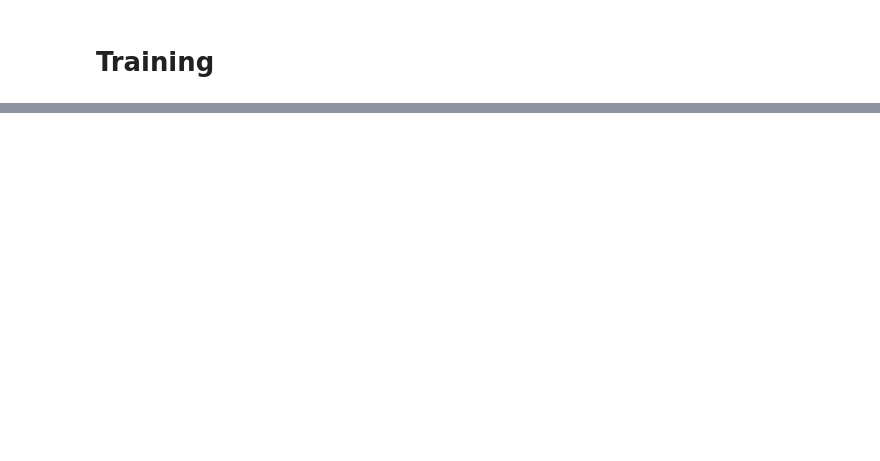
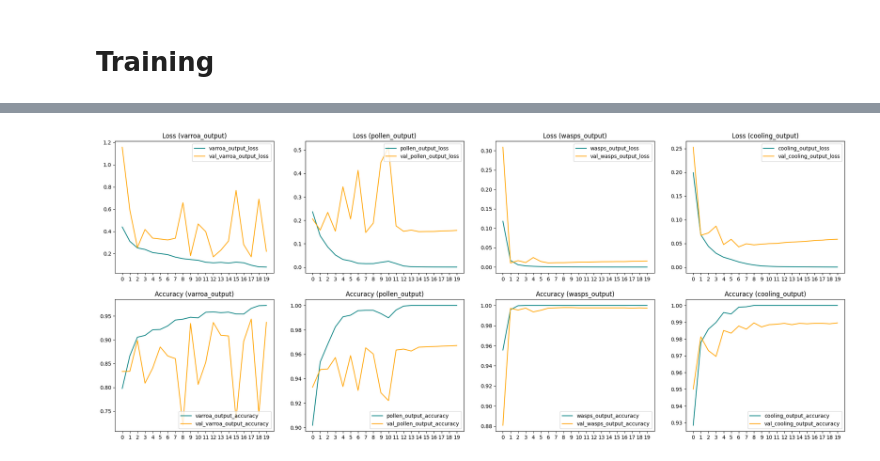
Before and after one commit to WataNekko/aiot-beehive, a Jupyter notebook: BeeAlarmed-classification/main.ipynb, the cells around one changed output, grey strips where cells are left out. Cells and saved outputs as stored; diff of their text form; code cells hidden in the pictures; blank space fills up the shorter version.

Commit message:
Add BeeAlarmed-classification history plotting

```diff
--- a/BeeAlarmed-classification/main.ipynb
+++ b/BeeAlarmed-classification/main.ipynb
@@ -174,7 +175,7 @@ train, val = tfds.load('bee_dataset/bee_dataset_150',
                    as_supervised=True,
                    split=["train[0%:50%]", "train[50%:100%]"])
 # %%
-model.fit(
+history = model.fit(
     train,
     validation_data=val,
     epochs=20,
@@ -184,2 +203,31 @@ model.fit(
+# %%
+output_names = [f'{n}_output' for n in ('varroa', 'pollen', 'wasps', 'cooling')]
+
+losses = [history.history[f'{o}_loss'] for o in output_names]
+val_losses = [history.history[f'val_{o}_loss'] for o in output_names]
+accs = [history.history[f'{o}_accuracy'] for o in output_names]
+val_accs = [history.history[f'val_{o}_accuracy'] for o in output_names]
+# %%
+plt.figure(figsize=(25, 10))
+
+for i, (name, loss, val_loss) in enumerate(zip(output_names, losses, val_losses)):
+  plt.subplot(2, 4, i + 1)
+  plt.plot(loss, color='teal', label=f'{name}_loss')
+  plt.plot(val_loss, color='orange', label=f'val_{name}_loss')
+  plt.xticks(range(history.epoch[-1] + 1))
+  plt.legend(loc='upper right')
+  plt.title(f'Loss ({name})')
+
+for i, (name, acc, val_acc) in enumerate(zip(output_names, accs, val_accs)):
+  plt.subplot(2, 4, i + 5)
+  plt.plot(acc, color='teal', label=f'{name}_accuracy')
+  plt.plot(val_acc, color='orange', label=f'val_{name}_accuracy')
+  plt.xticks(range(history.epoch[-1] + 1))
+  plt.legend(loc='lower right')
+  plt.title(f'Accuracy ({name})')
+
+plt.show()
+# %% [output]
+[figure, added]
 # %%
 model.save(cfg.MODEL_SAVE_PATH)
```
Also changed, not shown: parts of 3 cells of this notebook, 1 other file.
